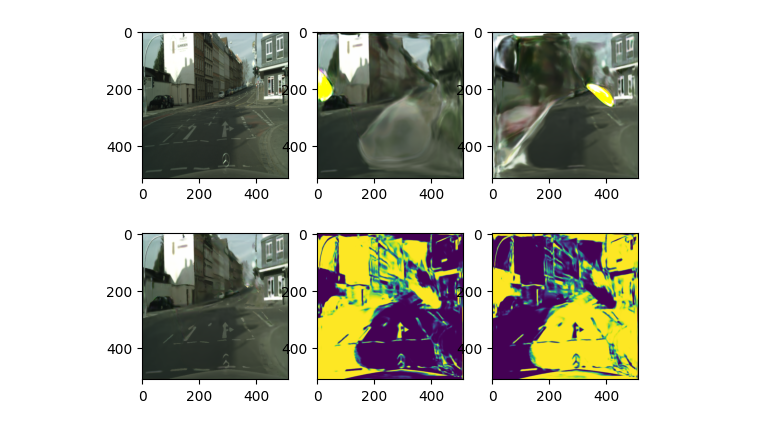
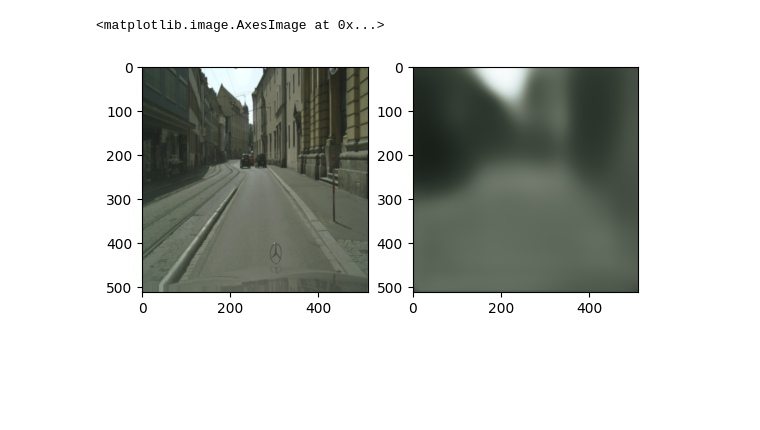
Before and after one commit to Ilias-Paralikas/Unsupervised-Learning, a Jupyter notebook: test.ipynb, the cells around one changed output. Saved outputs shown, nothing was run; the diff lists cells and outputs as text; code cells hidden in the pictures; blank space fills up the shorter version.

```diff
--- a/test.ipynb
+++ b/test.ipynb
@@ -136,22 +184,14 @@ plt.plot(losses_list)
 # %%
 
-# x= next(iter(train_dataloader))
+x= next(iter(train_dataloader))
+# x = augmentations(x)
+x= x.to(device)
+rec = model(x)
 
-x= x.to(device)
-rec, seg, vectors = model(x)
-seg = nn.Softmax(dim=1)(seg)
-final_reconstruction = model.reconstruct_image(rec, seg, binary_masks=True)
-
-
-show=  1
-components = seg.shape[1]
-
-fig,ax = plt.subplots(2,components+1)
-ax[0,0].imshow(x.detach().cpu()[show].permute(1,2,0))
-ax[1,0].imshow(final_reconstruction.detach().cpu()[show].permute(1,2,0))
-
-for i in range(components):
-    ax[0,i+1].imshow(rec.detach().cpu()[show,i].permute(1,2,0))
-    ax[1,i+1].imshow(seg.detach().cpu()[show,i])
+show =5
+fig,ax = plt.subplots(1,2)
+ax[0].imshow(x.detach().cpu()[show].permute(1,2,0))
+ax[1].imshow(rec.detach().cpu()[show].permute(1,2,0))
 # %% [output]
+<matplotlib.image.AxesImage at 0x...>
-[figure, old version]
+[figure, new version]
```
Also changed, not shown: parts of 8 cells of this notebook, 6 other files.
